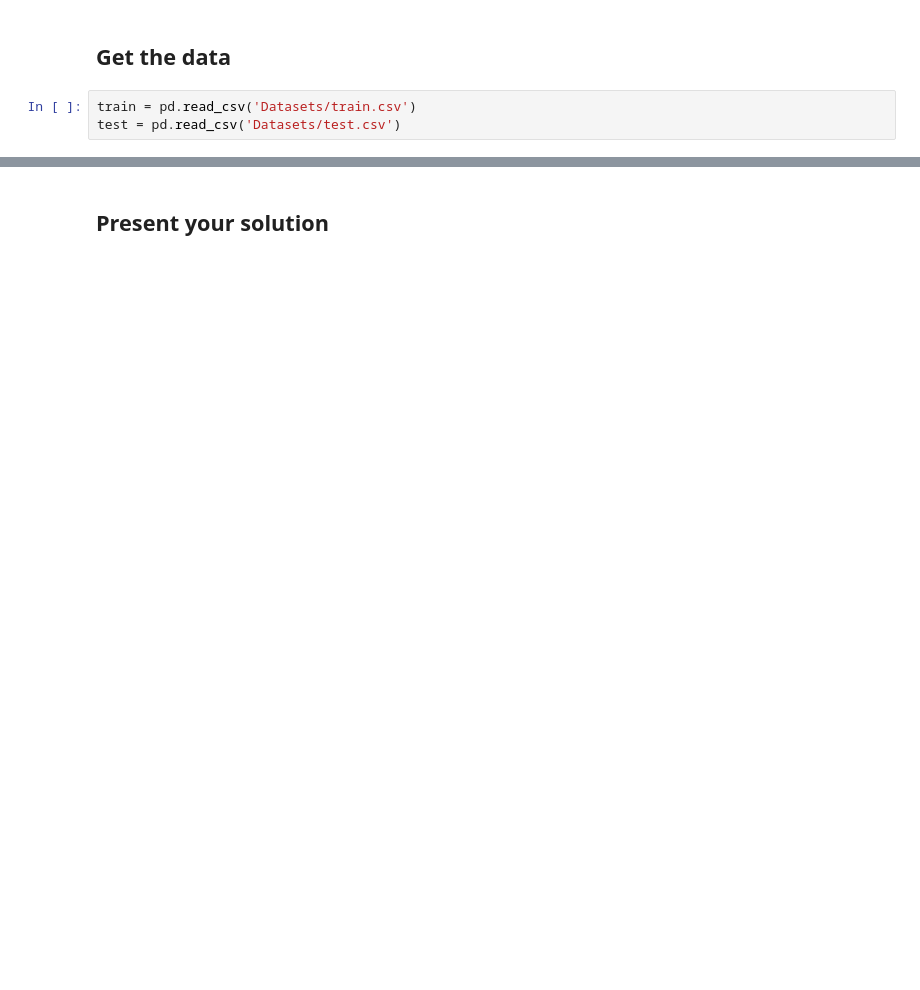
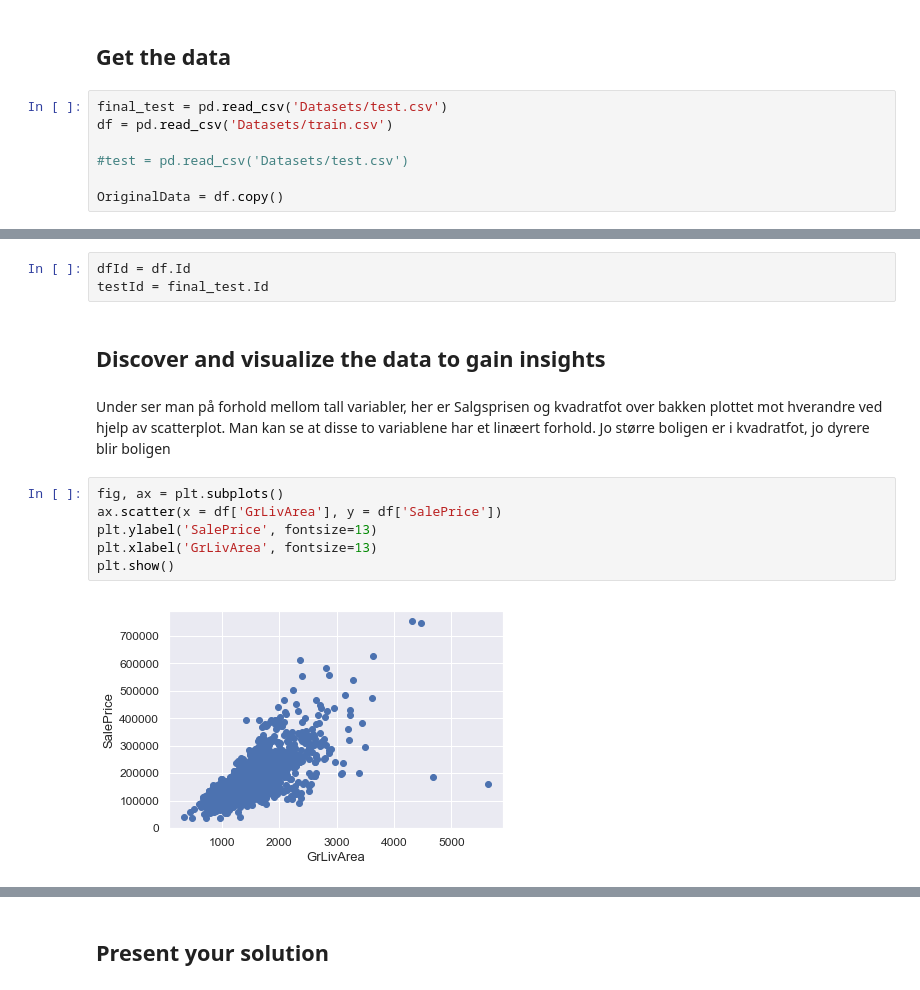
Before and after one commit to h182032/DAT158-Assignment2, a Jupyter notebook: Assignment2.ipynb, the cells around one changed output, grey strips where cells are left out. Drawn from its saved outputs; the diff is of its cells as text; blank space fills up the shorter version.

```diff
--- a/Assignment2.ipynb
+++ b/Assignment2.ipynb
@@ -45,5 +47,9 @@ warnings.filterwarnings(action="ignore", message="^internal gelsd")
 # %% [markdown]
 ## Get the data
 # %%
-train = pd.read_csv('Datasets/train.csv')
-test = pd.read_csv('Datasets/test.csv')
+final_test = pd.read_csv('Datasets/test.csv')
+df = pd.read_csv('Datasets/train.csv')
+
+#test = pd.read_csv('Datasets/test.csv')
+
+OriginalData = df.copy()
@@ -49,0 +129,17 @@ test = pd.read_csv('Datasets/test.csv')
+# %%
+dfId = df.Id
+testId = final_test.Id
+# %% [markdown]
+## Discover and visualize the data to gain insights
+# %% [markdown]
+Under ser man på forhold mellom tall variabler, her er Salgsprisen og kvadratfot over bakken plottet mot hverandre
+ved hjelp av scatterplot.
+Man kan se at disse to variablene har et linæert forhold. Jo større boligen er i kvadratfot, jo dyrere blir boligen
+# %%
+fig, ax = plt.subplots()
+ax.scatter(x = df['GrLivArea'], y = df['SalePrice'])
+plt.ylabel('SalePrice', fontsize=13)
+plt.xlabel('GrLivArea', fontsize=13)
+plt.show()
+# %% [output]
+[figure, added]
```
Also changed, not shown: parts of 100 cells of this notebook.
